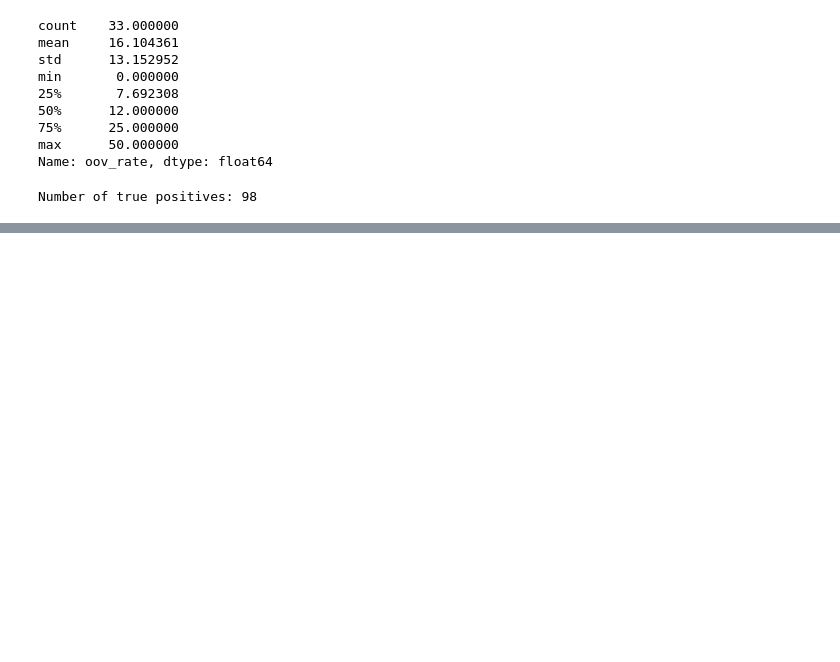
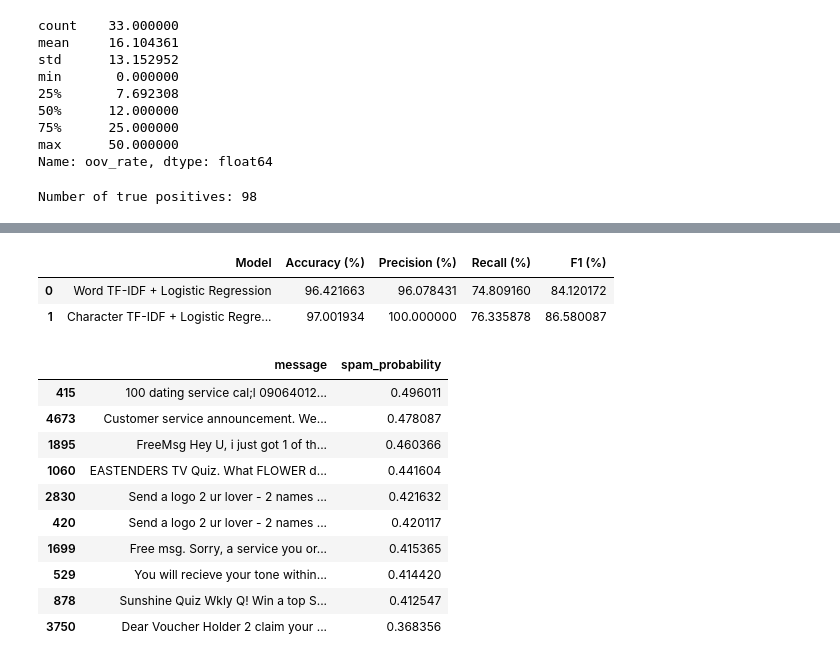
Before and after one commit to rotokpa/email-spam-detector, a Jupyter notebook: notebooks/01_data_exploration.ipynb, the cells around one changed output, grey strips where cells are left out. Cells and saved outputs as stored; diff of their text form; code cells hidden in the pictures; blank space fills up the shorter version.

```diff
--- a/notebooks/01_data_exploration.ipynb
+++ b/notebooks/01_data_exploration.ipynb
@@ -893,0 +1000,5 @@ true_positives[["total_tokens", "oov_tokens"]] = pd.DataFrame(
+# %%
+char_model.fit(      # train the model
+    X_train_char,
+    y_train_encoded
+)
@@ -893,0 +1015,5 @@ true_positives[["total_tokens", "oov_tokens"]] = pd.DataFrame(
+# %%
+y_pred_char = char_model.predict(X_test_char) # character-model predictions
+
+print("Number of predictions:", len(y_pred_char))
+print("Number of test labels:", len(y_test_encoded))
@@ -893,0 +1050,61 @@ true_positives[["total_tokens", "oov_tokens"]] = pd.DataFrame(
+# %%
+comparison = pd.DataFrame({
+    "Model": [
+        "Word TF-IDF + Logistic Regression",
+        "Character TF-IDF + Logistic Regression"
+    ],
+    "Accuracy (%)": [
+        accuracy_score(y_test_encoded, y_pred) * 100,
+        accuracy_score(y_test_encoded, y_pred_char) * 100
+    ],
+    "Precision (%)": [
+        precision_score(y_test_encoded, y_pred) * 100,
+        precision_score(y_test_encoded, y_pred_char) * 100
+    ],
+    "Recall (%)": [
+        recall_score(y_test_encoded, y_pred) * 100,
+        recall_score(y_test_encoded, y_pred_char) * 100
+    ],
+    "F1 (%)": [
+        f1_score(y_test_encoded, y_pred) * 100,
+        f1_score(y_test_encoded, y_pred_char) * 100
+    ]
+})
+
+comparison
+# %% [output]
+|  | Model | Accuracy (%) | Precision (%) | Recall (%) | F1 (%) |
+| 0 | Word TF-IDF + Logistic Regression | 96.421663 | 96.078431 | 74.809160 | 84.120172 |
+| 1 | Character TF-IDF + Logistic Regre... | 97.001934 | 100.000000 | 76.335878 | 86.580087 |
+# %%
+char_spam_probabilities = char_model.predict_proba(X_test_char)[:, 1] # Give me the spam probability for every test message.
+
+char_results = X_test.to_frame(name="message")       # isolate the 31 missed spam messages
+
+char_results["actual"] = y_test_encoded
+char_results["predicted"] = y_pred_char
+char_results["spam_probability"] = char_spam_probabilities
+# %%
+char_false_negatives = char_results[
+    (char_results["actual"] == 1) &
+    (char_results["predicted"] == 0)
+].copy()
+# %%
+char_false_negatives[
+    ["message", "spam_probability"]
+].sort_values(
+    by="spam_probability",
+    ascending=False
+).head(10)
+# %% [output]
+|  | message | spam_probability |
+| 415 | 100 dating service cal;l 09064012... | 0.496011 |
+| 4673 | Customer service announcement. We... | 0.478087 |
+| 1895 | FreeMsg Hey U, i just got 1 of th... | 0.460366 |
+| 1060 | EASTENDERS TV Quiz. What FLOWER d... | 0.441604 |
+| 2830 | Send a logo 2 ur lover - 2 names ... | 0.421632 |
+| 420 | Send a logo 2 ur lover - 2 names ... | 0.420117 |
+| 1699 | Free msg. Sorry, a service you or... | 0.415365 |
+| 529 | You will recieve your tone within... | 0.414420 |
+| 878 | Sunshine Quiz Wkly Q! Win a top S... | 0.412547 |
+| 3750 | Dear Voucher Holder 2 claim your ... | 0.368356 |
```
Also changed, not shown: parts of 22 cells of this notebook.
